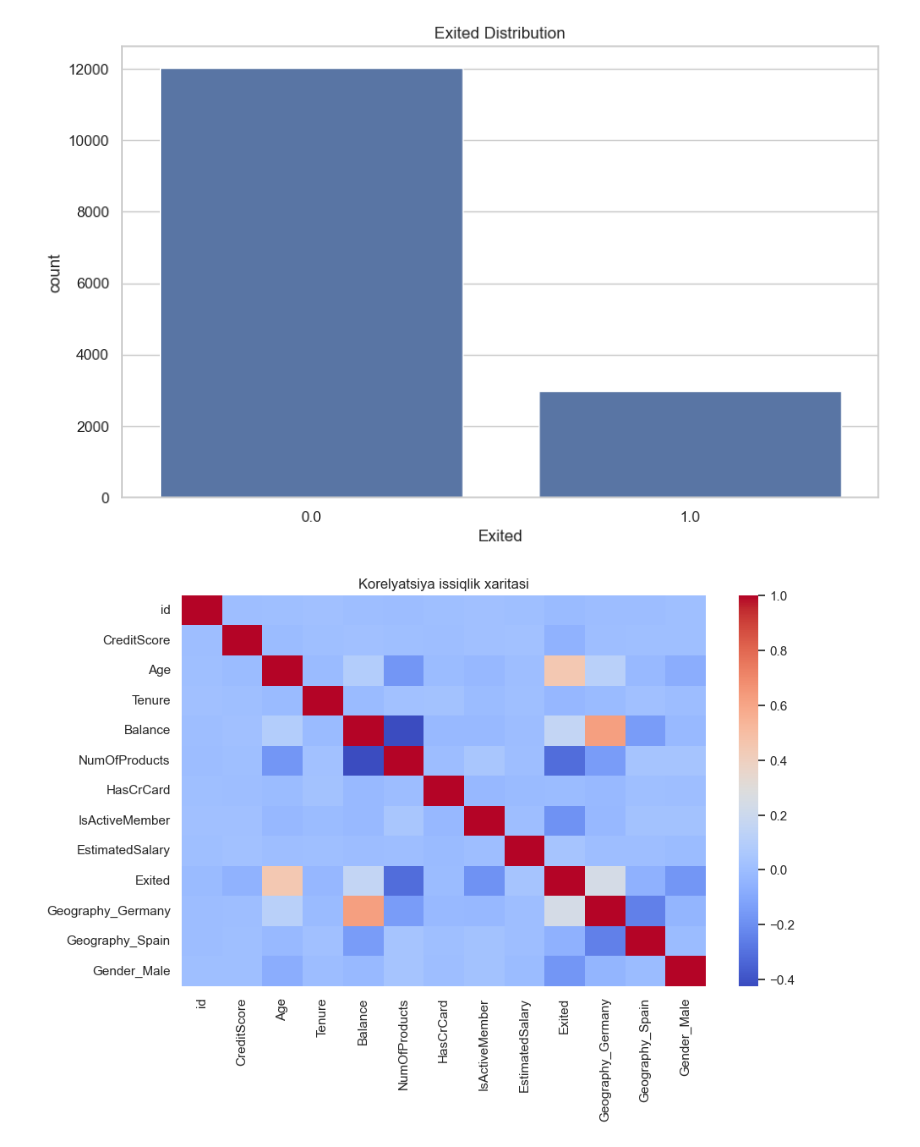
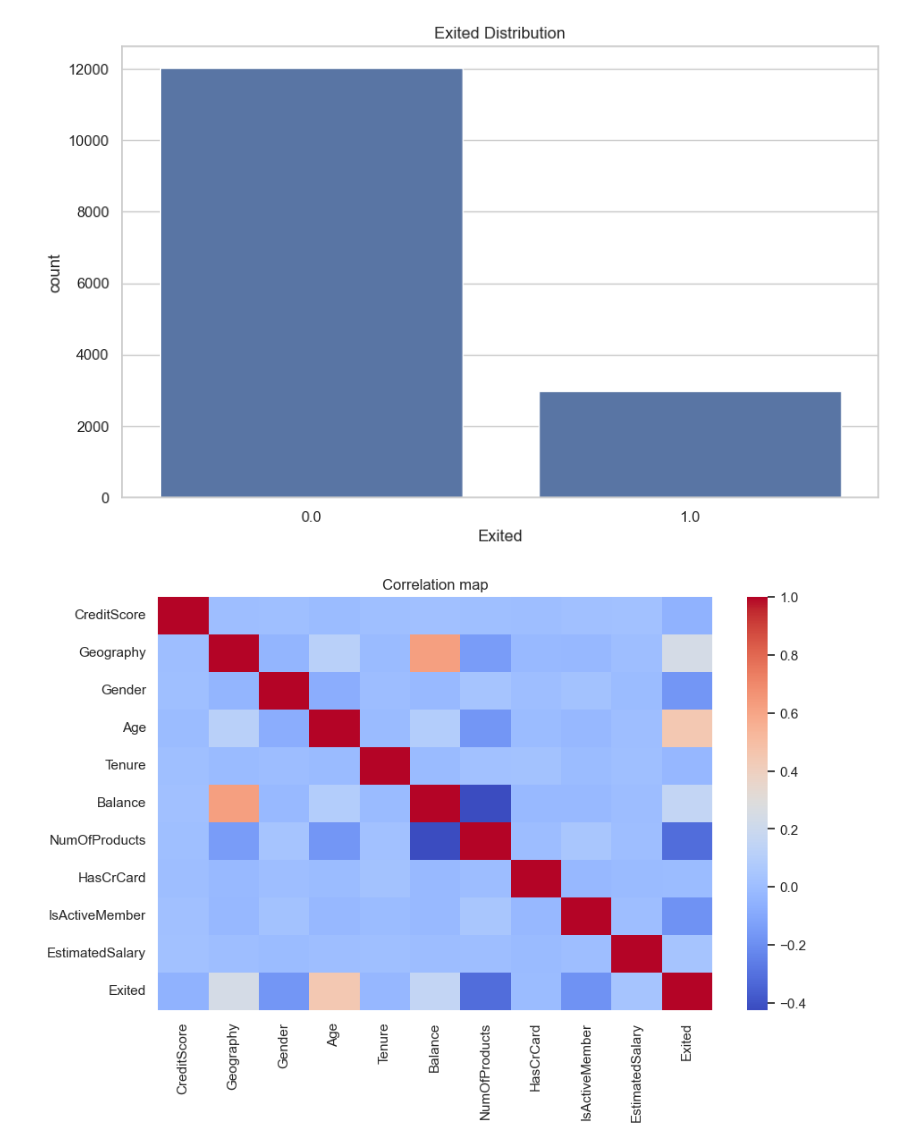
Before and after one commit to FozilovDiyorbek/Customer_churn_project, a Jupyter notebook: notebooks/2_eda.ipynb, the cells around one changed output. Drawn from its saved outputs; the diff is of its cells as text; code cells hidden in the pictures.

```diff
--- a/notebooks/2_eda.ipynb
+++ b/notebooks/2_eda.ipynb
@@ -68,11 +22,20 @@ Target distribution:
 1.0     2977
 Name: count, dtype: int64
 [figure]
+# %%
+from sklearn.preprocessing import OneHotEncoder
+from sklearn.preprocessing import LabelEncoder
+
+one_hot_encoder = OneHotEncoder()
+label_encoder = LabelEncoder()
+
+df['Geography'] = one_hot_encoder.fit_transform(df[['Geography']]).toarray()[:,1]
+df['Gender'] = label_encoder.fit_transform(df['Gender'])
 # %%
 # Correlation table and heat map
 corr = df.corr()
 sns.heatmap(corr, cmap="coolwarm", annot=False)
-plt.title("Korelyatsiya issiqlik xaritasi")
+plt.title("Correlation map")
 plt.show()
 # %% [output]
-[figure, old version]
+[figure, new version]
```
Also changed, not shown: parts of 2 cells of this notebook, 5 other files.
